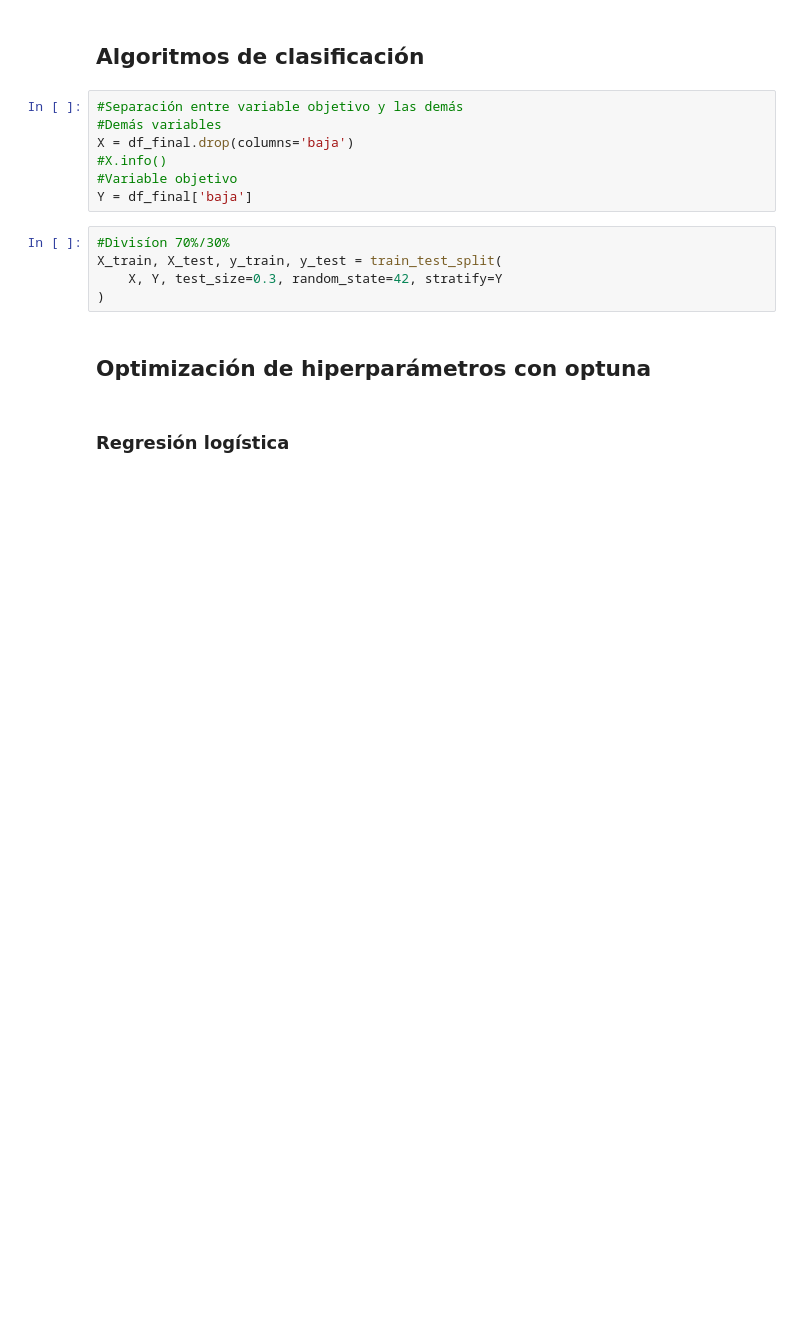
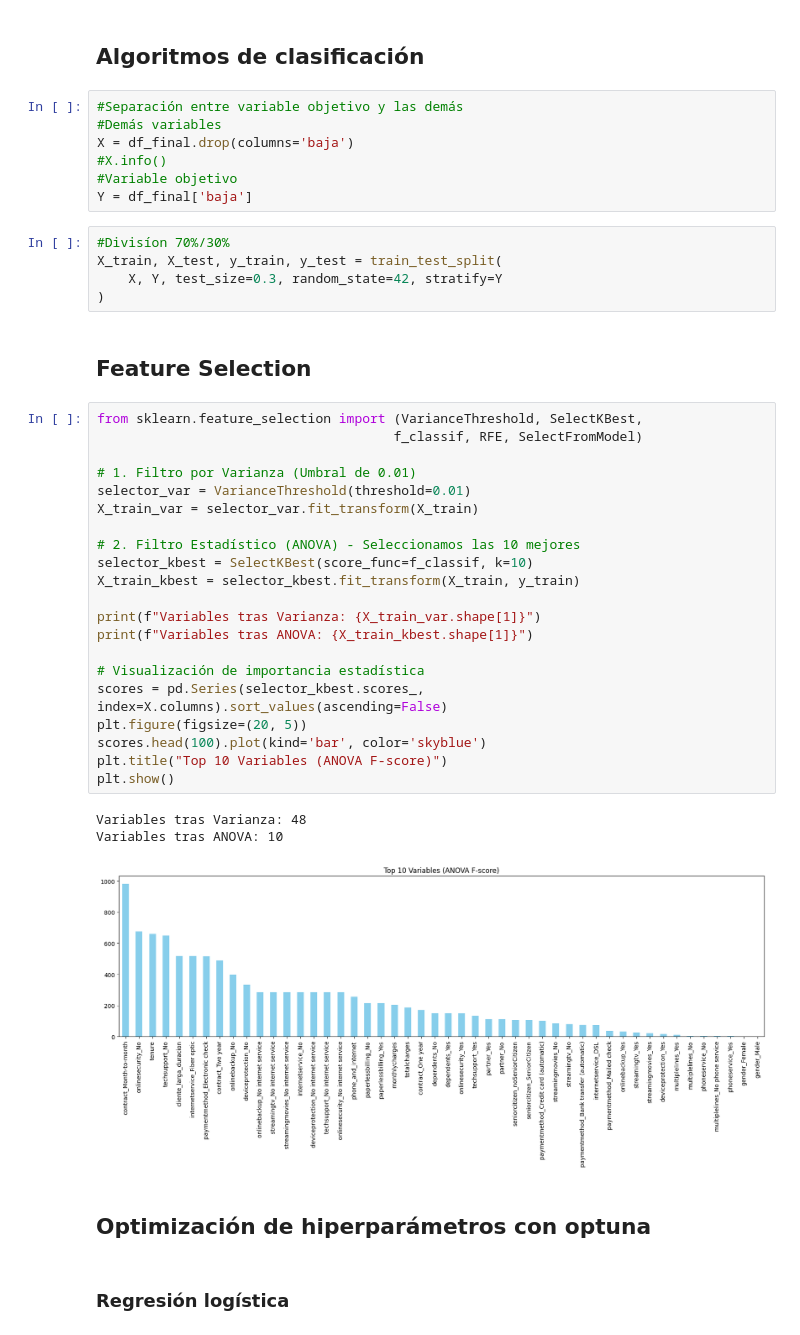
Before and after one commit to paranedagarcia/MLcompleto, a Jupyter notebook: notebooks/ML.ipynb, the cells around one changed output. Cells and saved outputs as stored; diff of their text form; blank space fills up the shorter version.

```diff
--- a/notebooks/ML.ipynb
+++ b/notebooks/ML.ipynb
@@ -172,6 +149,33 @@ Y = df_final['baja']
 X_train, X_test, y_train, y_test = train_test_split(
     X, Y, test_size=0.3, random_state=42, stratify=Y
 )
+# %% [markdown]
+## Feature Selection
+# %%
+from sklearn.feature_selection import (VarianceThreshold, SelectKBest,
+                                      f_classif, RFE, SelectFromModel)
+
+# 1. Filtro por Varianza (Umbral de 0.01)
+selector_var = VarianceThreshold(threshold=0.01)
+X_train_var = selector_var.fit_transform(X_train)
+
+# 2. Filtro Estadístico (ANOVA) - Seleccionamos las 10 mejores
+selector_kbest = SelectKBest(score_func=f_classif, k=10)
+X_train_kbest = selector_kbest.fit_transform(X_train, y_train)
+
+print(f"Variables tras Varianza: {X_train_var.shape[1]}")
+print(f"Variables tras ANOVA: {X_train_kbest.shape[1]}")
+
+# Visualización de importancia estadística
+scores = pd.Series(selector_kbest.scores_, index=X.columns).sort_values(ascending=False)
+plt.figure(figsize=(20, 5))
+scores.head(100).plot(kind='bar', color='skyblue')
+plt.title("Top 10 Variables (ANOVA F-score)")
+plt.show()
+# %% [output]
+Variables tras Varianza: 48
+Variables tras ANOVA: 10
+[figure, added]
 # %% [markdown]
 ## Optimización de hiperparámetros con optuna
 # %% [markdown]
```
Also changed, not shown: parts of 17 cells of this notebook, 1 other file.
